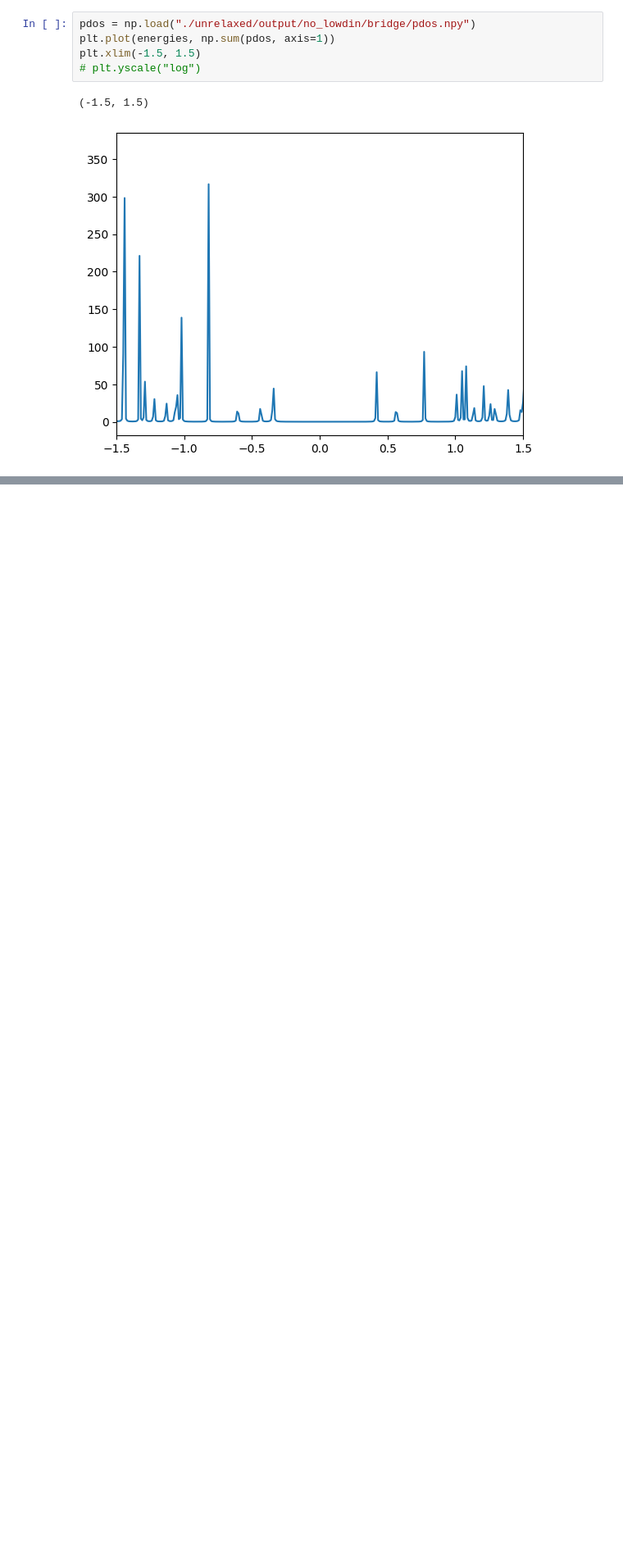
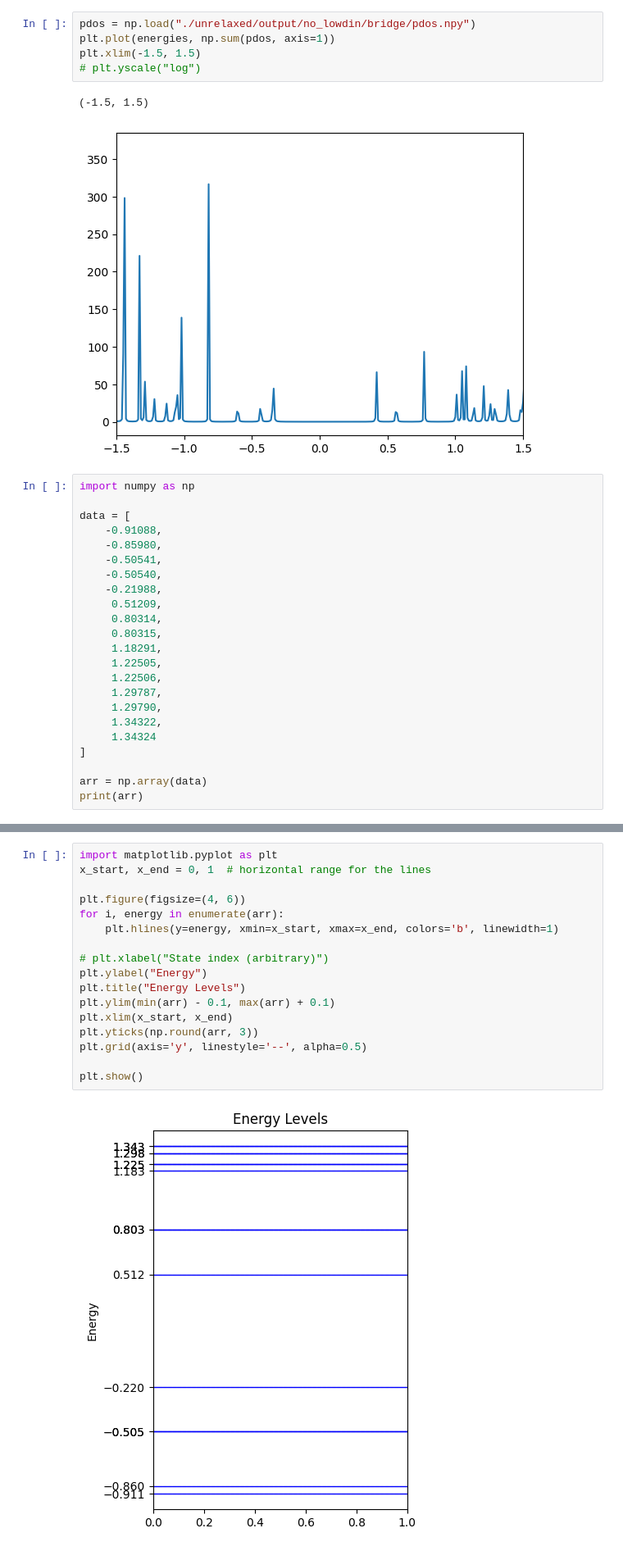
Before and after one commit to aj0337/qtpyt-tests, a Jupyter notebook: CNT_AGNR/analysis.ipynb, the cells around one changed output, grey strips where cells are left out. Shown: that part at 82% size. Saved outputs shown, nothing was run; the diff lists cells and outputs as text; blank space fills up the shorter version.

```diff
--- a/CNT_AGNR/analysis.ipynb
+++ b/CNT_AGNR/analysis.ipynb
@@ -40,3 +40,26 @@ plt.xlim(-1.5, 1.5)
 # %% [output]
 (-1.5, 1.5)
 [figure]
+# %%
+import numpy as np
+
+data = [
+    -0.91088,
+    -0.85980,
+    -0.50541,
+    -0.50540,
+    -0.21988,
+     0.51209,
+     0.80314,
+     0.80315,
+     1.18291,
+     1.22505,
+     1.22506,
+     1.29787,
+     1.29790,
+     1.34322,
+     1.34324
+]
+
+arr = np.array(data)
+print(arr)
@@ -42,0 +69,19 @@ plt.xlim(-1.5, 1.5)
+# %%
+import matplotlib.pyplot as plt
+x_start, x_end = 0, 1  # horizontal range for the lines
+
+plt.figure(figsize=(4, 6))
+for i, energy in enumerate(arr):
+    plt.hlines(y=energy, xmin=x_start, xmax=x_end, colors='b', linewidth=1)
+
+# plt.xlabel("State index (arbitrary)")
+plt.ylabel("Energy")
+plt.title("Energy Levels")
+plt.ylim(min(arr) - 0.1, max(arr) + 0.1)
+plt.xlim(x_start, x_end)
+plt.yticks(np.round(arr, 3))
+plt.grid(axis='y', linestyle='--', alpha=0.5)
+
+plt.show()
+# %% [output]
+[figure, added]
```
Also changed, not shown: parts of 5 cells of this notebook, 10 other files.
